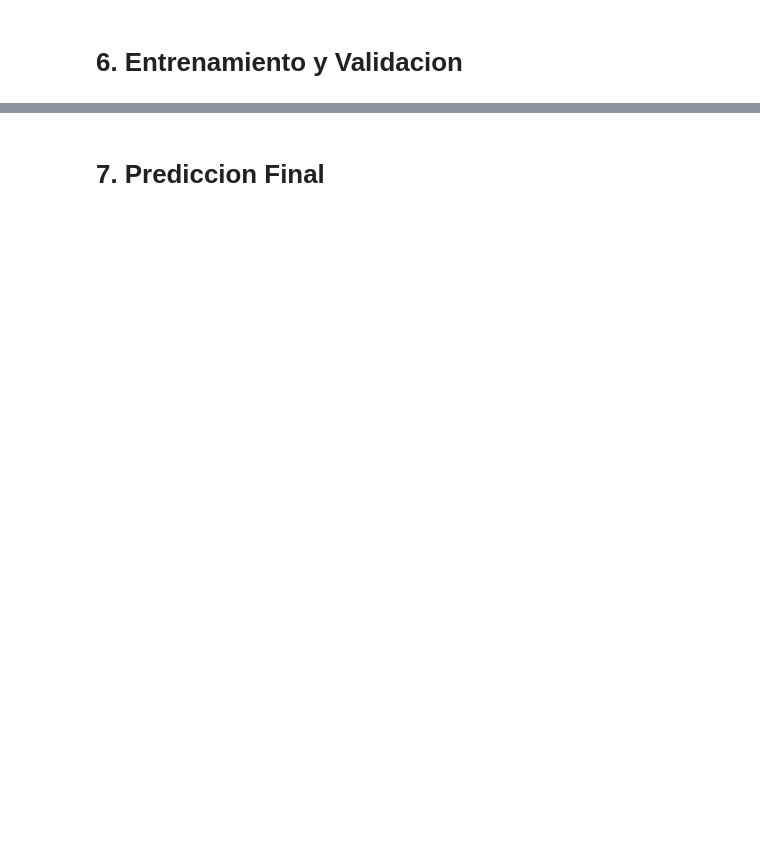
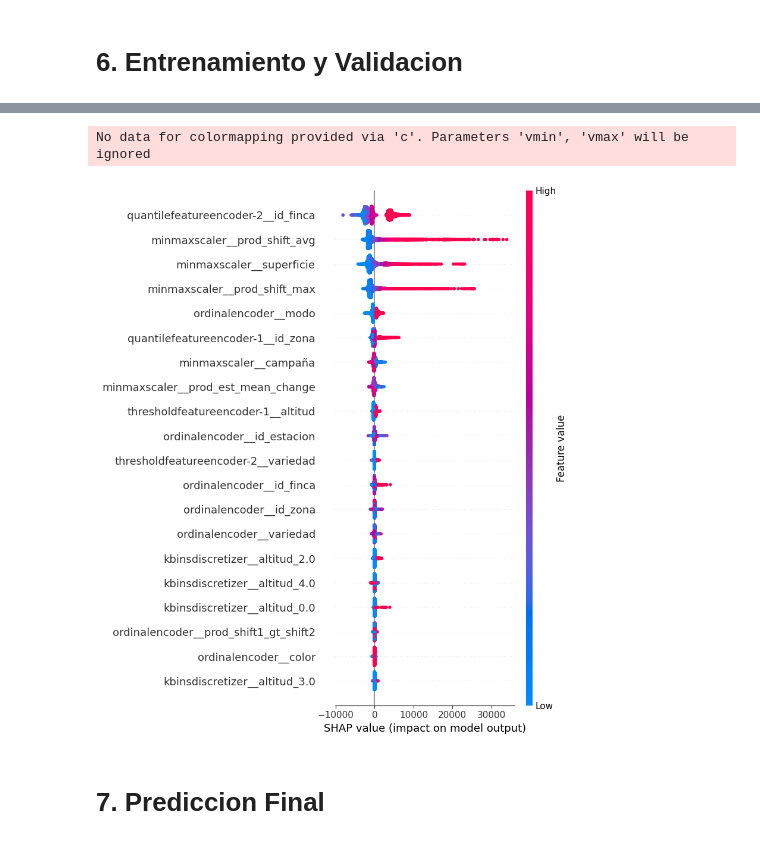
Before and after one commit to vitostamatti/datathon-cajamar-malbecs, a Jupyter notebook: notebooks/02-Prediccion-Malbecs.ipynb, the cells around one changed output, grey strips where cells are left out. Cells and saved outputs as stored; diff of their text form; code cells hidden in the pictures; blank space fills up the shorter version.

```diff
--- a/notebooks/02-Prediccion-Malbecs.ipynb
+++ b/notebooks/02-Prediccion-Malbecs.ipynb
@@ -355,2 +672,17 @@ wine_data.shape
+# %%
+explainer = shap.TreeExplainer(m[-1])
+# %%
+x_sample = X.sample(int(0.8*X.shape[0]))
+x_sample_trans = pd.DataFrame(
+    m[:-1].transform(x_sample),
+    columns=m[:-1].get_feature_names_out(),
+)
+# %%
+shap_values = explainer.shap_values(x_sample_trans)
+# %%
+shap.summary_plot(shap_values, x_sample_trans)
+# %% [output]
+No data for colormapping provided via 'c'. Parameters 'vmin', 'vmax' will be ignored
+[figure, added]
 # %% [markdown]
 # 7. Prediccion Final
```
Also changed, not shown: parts of 68 cells of this notebook, 5 other files.
